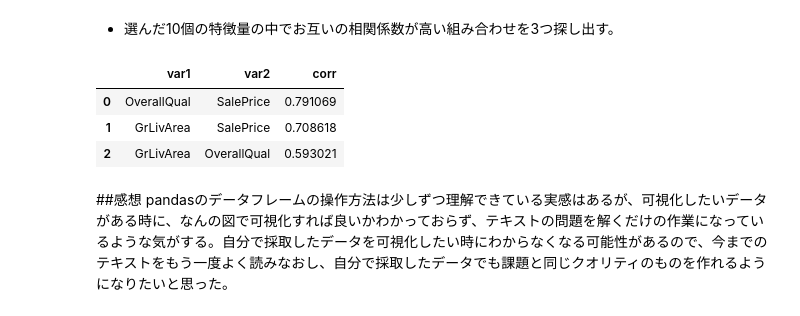
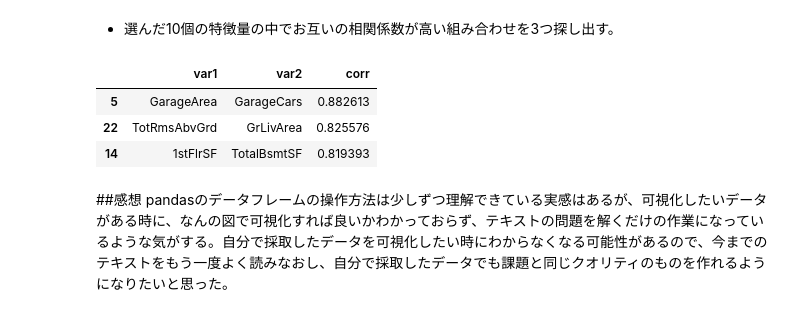
Before and after one commit to kokikudo/submit_an_assignment, a Jupyter notebook: Week3_work2.ipynb, the cells around one changed output. Cells and saved outputs as stored; diff of their text form; code cells hidden in the pictures.

```diff
--- a/Week3_work2.ipynb
+++ b/Week3_work2.ipynb
@@ -248,10 +248,13 @@ heatmap(df)
 * 目的変数との相関の高い特徴量10個を選び、これらだけの相関係数行列ヒートマップを作る。
 # %%
 # 目的変数に対しての相関係数のデータ
-corr_price = pd.DataFrame({"corr_price": df_corr['SalePrice']})
+corr_price = pd.DataFrame({"corr_price": df.corr()['SalePrice']})
+
+# 目的変数を除外
+new_coor_price = corr_price.drop(corr_price.index[-1], 0)
 
 # トップ10のデータインデックス取得
-top10_index = corr_price.abs().nlargest(10, 'corr_price').index
+top10_index = new_coor_price.abs().nlargest(10, 'corr_price').index
 
 # dfからトップ10のデータのみ抽出
 df_top10 = df.loc[:, top10_index]
@@ -314,12 +317,12 @@ def ranking_corr(df):
 # %%
 ranking_corr = ranking_corr(df_top10)
 
-ranking_corr[:3]
+ranking_corr.nlargest(3, 'corr')
 # %% [output]
 |  | var1 | var2 | corr |
-| 0 | OverallQual | SalePrice | 0.791069 |
-| 1 | GrLivArea | SalePrice | 0.708618 |
-| 2 | GrLivArea | OverallQual | 0.593021 |
+| 5 | GarageArea | GarageCars | 0.882613 |
+| 22 | TotRmsAbvGrd | GrLivArea | 0.825576 |
+| 14 | 1stFlrSF | TotalBsmtSF | 0.819393 |
 # %% [markdown]
 ##感想
 pandasのデータフレームの操作方法は少しずつ理解できている実感はあるが、可視化したいデータがある時に、なんの図で可視化すれば良いかわかっておらず、テキストの問題を解くだけの作業になっているような気がする。自分で採取したデータを可視化したい時にわからなくなる可能性があるので、今までのテキストをもう一度よく読みなおし、自分で採取したデータでも課題と同じクオリティのものを作れるようになりたいと思った。
```
Also changed, not shown: parts of 1 cell of this notebook.
